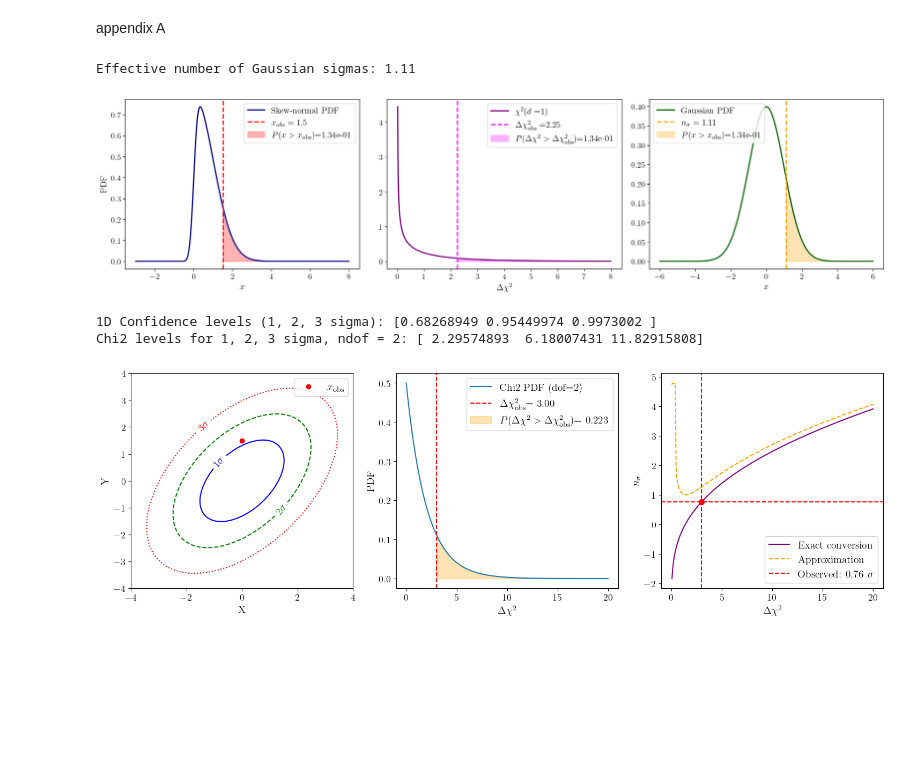
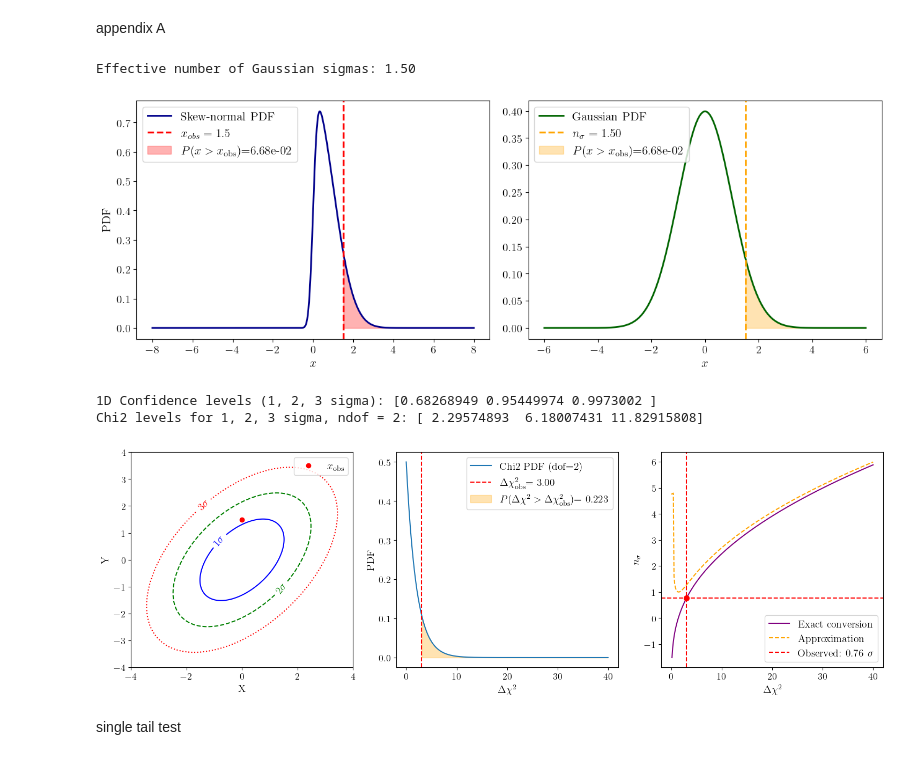
Before and after one commit to GenovaCosmology/ParametricModels, a Jupyter notebook: LCDM/sampling_plots_edo.ipynb, the cells around one changed output. Saved outputs shown, nothing was run; the diff lists cells and outputs as text; code cells hidden in the pictures; blank space fills up the shorter version.

```diff
--- a/LCDM/sampling_plots_edo.ipynb
+++ b/LCDM/sampling_plots_edo.ipynb
@@ -94,7 +94,7 @@ from scipy.special import erfinv
 # Parameters
 a = 6  # skewness parameter for skew-normal
 dof = 1  # degrees of freedom for chi2
-x_skew = np.linspace(-3, 8, 1000)
+x_skew = np.linspace(-8, 8, 1000)
 x_chi2 = np.linspace(0, 8, 1000)
 x_gauss = np.linspace(-6, 6, 1000)
 
@@ -105,53 +105,54 @@ pdf_gauss = norm.pdf(x_gauss)
 
 # Observed event in skewed distribution
 x_obs_skew = 1.5
-tail_prob_skew = 1 - skewnorm.cdf(x_obs_skew, a)
+tail_prob_skew = 1 - norm.cdf(x_obs_skew) #skewnorm.cdf(x_obs_skew, a)
 
-# Compute effective number of Gaussian sigmas for one-sided tail
-n_sigma = np.sqrt(2) * erfinv(1 - 2 * tail_prob_skew)
+# Compute effective number of Gaussian sigmas for the skewed distribution
+n_sigma = np.sqrt(2) * erfinv(1-2*tail_prob_skew)
 print(f"Effective number of Gaussian sigmas: {n_sigma:.2f}")
 
 
 # Find equivalent chi2 value from tail_prob_skew (inverse survival function)
 x_obs_chi2 = chi2.isf(tail_prob_skew, dof)
 
 # Plotting
-fig, axes = plt.subplots(1, 3, figsize=(18, 5), sharey=False)
+fig, axes = plt.subplots(1, 2, figsize=(13, 5), sharey=False)
 
 # Left: Skewed distribution
 axes[0].plot(x_skew, pdf_skew, color='darkblue', lw=2, label='Skew-normal PDF')
 axes[0].axvline(x_obs_skew, color='red', linestyle='--', lw=2, label=f'$x_{{obs}}={x_obs_skew}$')
 axes[0].fill_between(x_skew[x_skew >= x_obs_skew], 0, pdf_skew[x_skew >= x_obs_skew], color='red', alpha=0.3,
                      label=r'$P(x>x_\mathrm{obs}$)='+f'{tail_prob_skew:.2e}')
 #axes[0].set_title('Skewed Distribution')
 axes[0].set_xlabel('$x$')
 axes[0].set_ylabel('PDF')
 axes[0].legend()
 
-# Middle: Chi-squared distribution
+'''# Middle: Chi-squared distribution
 axes[1].plot(x_chi2, pdf_chi2, color='purple', lw=2, label=r'$\chi^2 (d=$'+f'{dof}'+r'$)$')
 axes[1].axvline(x_obs_chi2, color='magenta', linestyle='--', lw=2,
                 label=r'$\Delta\chi^2_\mathrm{obs} = $'+f'{x_obs_chi2:.2f}')
 axes[1].fill_between(x_chi2[x_chi2 >= x_obs_chi2], 0, pdf_chi2[x_chi2 >= x_obs_chi2], color='magenta', alpha=0.3,
                     label=f'$P(\\Delta\\chi^2>\\Delta\\chi^2_\\mathrm{{obs}})$='+f'{tail_prob_skew:.2e}')
 #axes[1].set_title('Chi-squared Distribution')
 axes[1].set_xlabel('$\\Delta\\chi^2$')
-axes[1].legend(loc='upper right')
+axes[1].legend(loc='upper right')'''
 
 # Right: Equivalent Gaussian
-axes[2].plot(x_gauss, pdf_gauss, color='darkgreen', lw=2, label='Gaussian PDF')
-axes[2].axvline(n_sigma, color='orange', linestyle='--', lw=2, label=f'$n_\\sigma={n_sigma:.2f}$')
-axes[2].fill_between(x_gauss[x_gauss >= n_sigma], 0, pdf_gauss[x_gauss >= n_sigma], color='orange', alpha=0.3,
+axes[1].plot(x_gauss, pdf_gauss, color='darkgreen', lw=2, label='Gaussian PDF')
+axes[1].axvline(n_sigma, color='orange', linestyle='--', lw=2, label=f'$n_\\sigma={n_sigma:.2f}$')
+axes[1].fill_between(x_gauss[x_gauss >= n_sigma], 0, pdf_gauss[x_gauss >= n_sigma], color='orange', alpha=0.3,
                     label=r'$P(x>x_\mathrm{obs}$)='+f'{tail_prob_skew:.2e}')
 #axes[2].set_title('Equivalent Gaussian')
-axes[2].set_xlabel('$x$')
-axes[2].legend(loc='upper left')
+axes[1].set_xlabel('$x$')
+axes[1].legend(loc='upper left')
 
 plt.tight_layout(rect=[0, 0, 1, 0.95])
+plt.savefig('plots/skewed_distribution_effective_sigmas.pdf', dpi=300, bbox_inches='tight')
 plt.show()
 # %% [output]
-Effective number of Gaussian sigmas: 1.11
+Effective number of Gaussian sigmas: 1.50
-[figure, old version]
+[figure, new version]
 # %%
 import numpy as np
 import matplotlib.pyplot as plt
@@ -214,7 +215,7 @@ def approx_sigma(x, d):
     return nsigma
 
 # Array x per il terzo pannello
-chi2_vals = np.linspace(0, 20, 300)
+chi2_vals = np.linspace(0, 40, 300)
 sigma_vals = chi2_to_sigma(chi2_vals, dof)
 
 # Plot
@@ -260,4 +261,6 @@ plt.show()
 # %% [output]
 1D Confidence levels (1, 2, 3 sigma): [0.68268949 0.95449974 0.9973002 ]
 Chi2 levels for 1, 2, 3 sigma, ndof = 2: [ 2.29574893  6.18007431 11.82915808]
-[figure, old version]
+[figure, new version]
+# %% [markdown]
+single tail test
```
Also changed, not shown: parts of 3 cells of this notebook, 2 other files.
